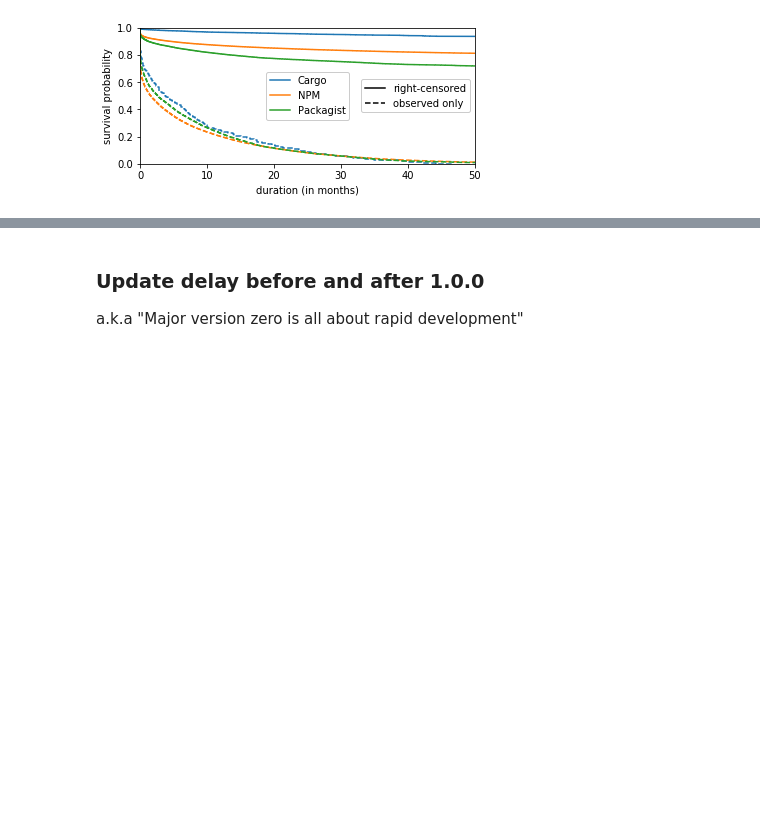
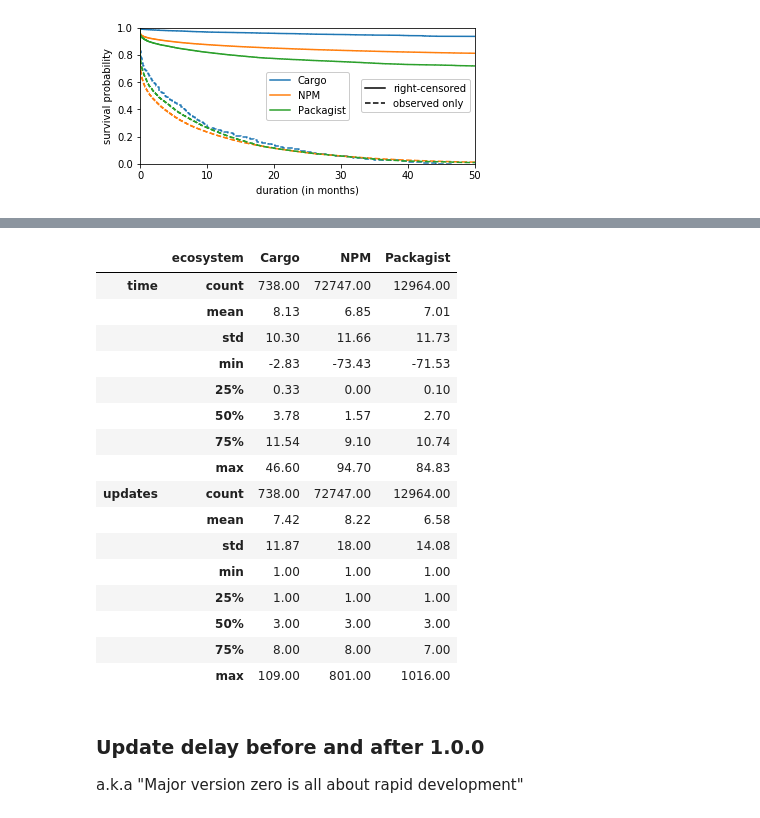
Before and after one commit to AlexandreDecan/secos-zero, a Jupyter notebook: notebooks/Magic zero.ipynb, the cells around one changed output, grey strips where cells are left out. Saved outputs shown, nothing was run; the diff lists cells and outputs as text; code cells hidden in the pictures; blank space fills up the shorter version.

```diff
--- a/notebooks/Magic zero.ipynb
+++ b/notebooks/Magic zero.ipynb
@@ -359,3 +397,33 @@ pandas.concat([
+# %%
+pandas.concat([
+    df_temp[ecosystem]
+    .dropna()
+    .assign(
+        time=lambda d: (d['date_nonzero'] - d['date_zero']).dt.days / 30,
+        updates=lambda d: d['rank_nonzero'] - d['rank_zero'],
+        ecosystem=ecosystem
+    )
+    [['ecosystem', 'time', 'updates']]
+    for ecosystem in ECOSYSTEMS
+]).groupby('ecosystem').describe().T.style.format('{:.2f}')
+# %% [output]
+|  | ecosystem | Cargo | NPM | Packagist |
+| time | count | 738.00 | 72747.00 | 12964.00 |
+|  | mean | 8.13 | 6.85 | 7.01 |
+|  | std | 10.30 | 11.66 | 11.73 |
+|  | min | -2.83 | -73.43 | -71.53 |
+|  | 25% | 0.33 | 0.00 | 0.10 |
+|  | 50% | 3.78 | 1.57 | 2.70 |
+|  | 75% | 11.54 | 9.10 | 10.74 |
+|  | max | 46.60 | 94.70 | 84.83 |
+| updates | count | 738.00 | 72747.00 | 12964.00 |
+|  | mean | 7.42 | 8.22 | 6.58 |
+|  | std | 11.87 | 18.00 | 14.08 |
+|  | min | 1.00 | 1.00 | 1.00 |
+|  | 25% | 1.00 | 1.00 | 1.00 |
+|  | 50% | 3.00 | 3.00 | 3.00 |
+|  | 75% | 8.00 | 8.00 | 7.00 |
+|  | max | 109.00 | 801.00 | 1016.00 |
 # %% [markdown]
 ### Update delay before and after 1.0.0
 
```
Also changed, not shown: parts of 4 cells of this notebook.
